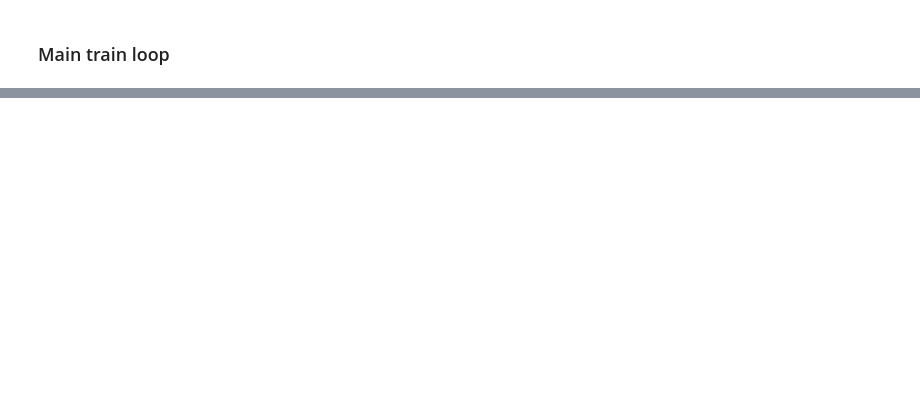
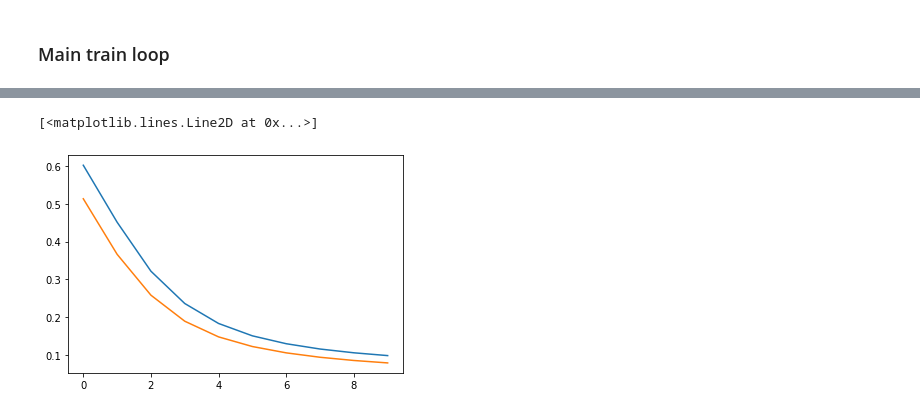
Before and after one commit to sscardapane/tensorflow-for-ict-applications, a Jupyter notebook: Notebook_3_neural_networks.ipynb, the cells around one changed output, grey strips where cells are left out. Drawn from its saved outputs; the diff is of its cells as text; code cells hidden in the pictures; blank space fills up the shorter version.

```diff
--- a/Notebook_3_neural_networks.ipynb
+++ b/Notebook_3_neural_networks.ipynb
@@ -102,0 +187,6 @@ plt.show()
+# %%
+model = Sequential()
+model.add(Input([30]))
+model.add(Dense(15, activation='sigmoid'))
+model.add(Dense(15, activation='sigmoid'))
+model.add(Dense(1, activation='sigmoid'))
@@ -102,0 +195,9 @@ plt.show()
+# %%
+from tensorflow.keras.metrics import FalsePositives
+model.compile(loss=loss, \
+              optimizer=opt, \
+              metrics=['accuracy', FalsePositives()])
+# %%
+history = model.fit(train_dataset.shuffle(1000).batch(32), \
+          epochs=10, \
+          validation_data=test_dataset.batch(32))
@@ -102,0 +225,6 @@ plt.show()
+# %%
+plt.plot(history.history['loss'])
+plt.plot(history.history['val_loss'])
+# %% [output]
+[<matplotlib.lines.Line2D at 0x...>]
+[figure, added]
```
Also changed, not shown: parts of 22 cells of this notebook.
